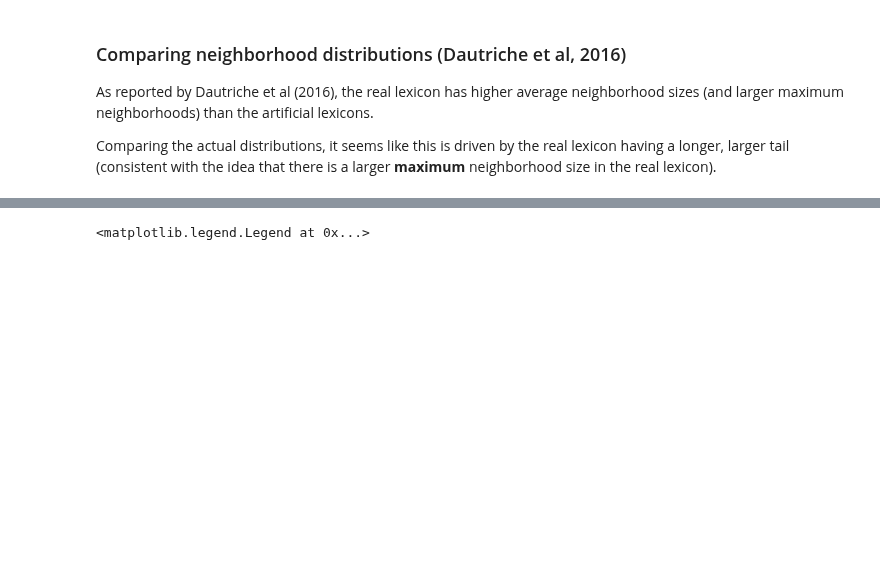
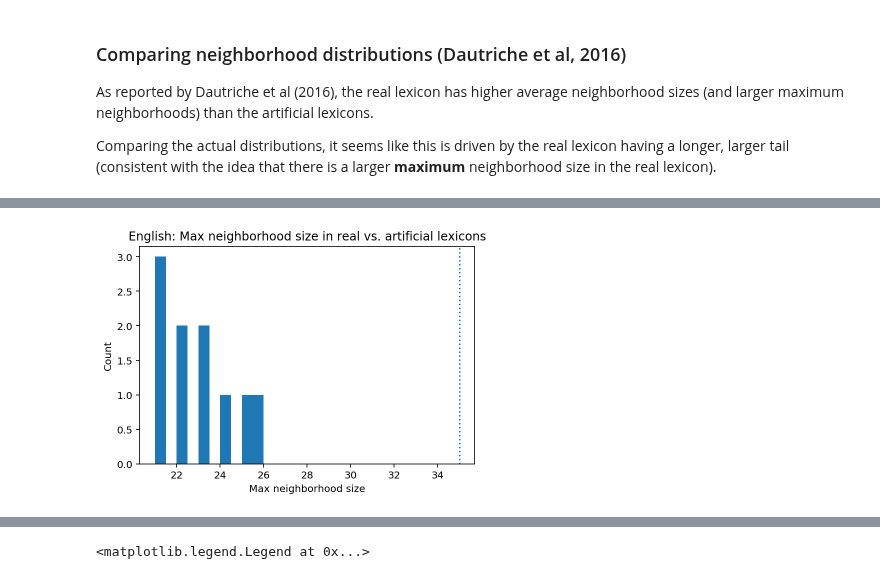
Before and after one commit to seantrott/homophone_simulations, a Jupyter notebook: minimal_pairs_analysis.ipynb, the cells around one changed output, grey strips where cells are left out. Cells and saved outputs as stored; diff of their text form; code cells hidden in the pictures; blank space fills up the shorter version.

```diff
--- a/minimal_pairs_analysis.ipynb
+++ b/minimal_pairs_analysis.ipynb
@@ -97,0 +125,5 @@ No handles with labels found to put in legend.
+# %%
+plot_real_vs_art(info_for_english['max_mp'], df_english_stats['max_mp'],
+                'Max neighborhood size', language="English")
+# %% [output]
+[figure, added]
```
Also changed, not shown: parts of 52 cells of this notebook, 1 other file.
